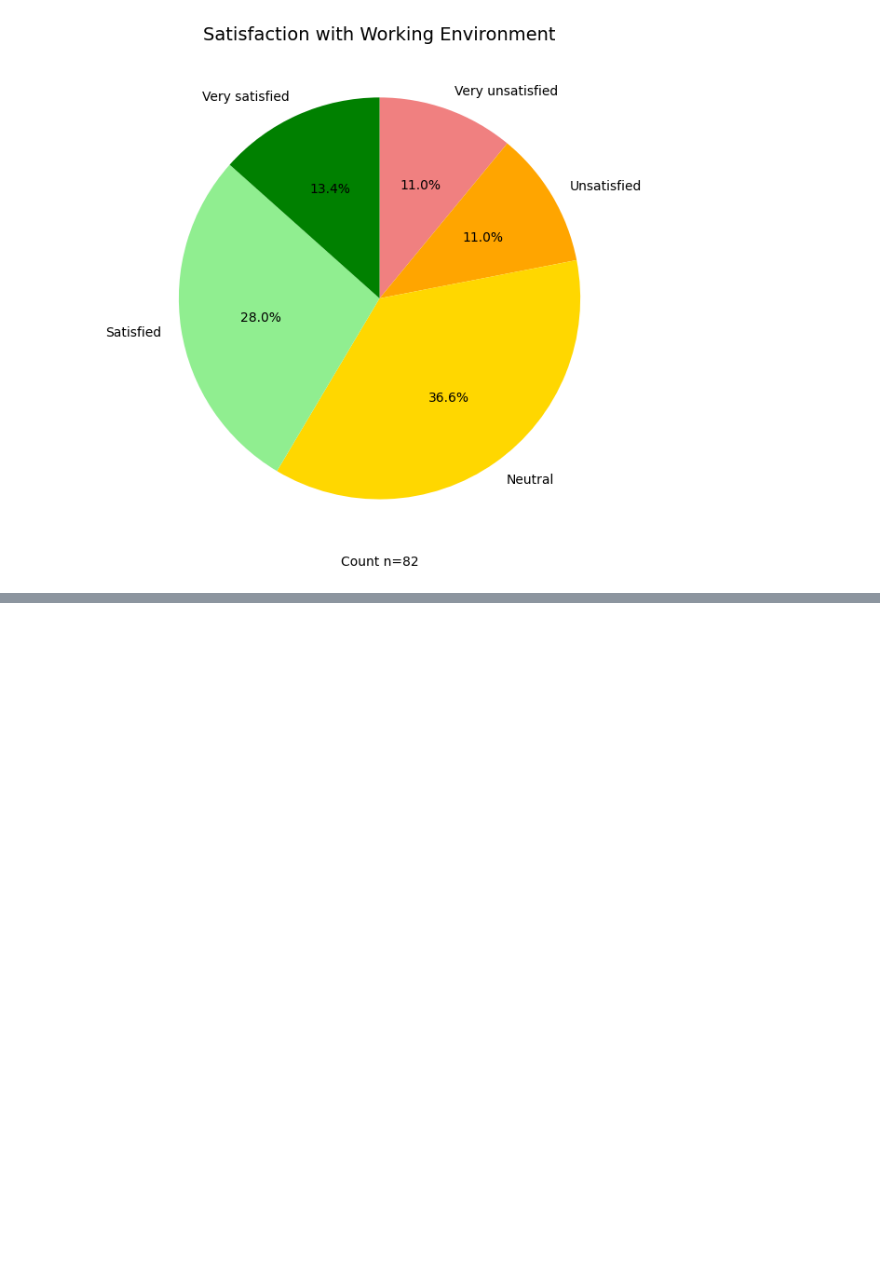
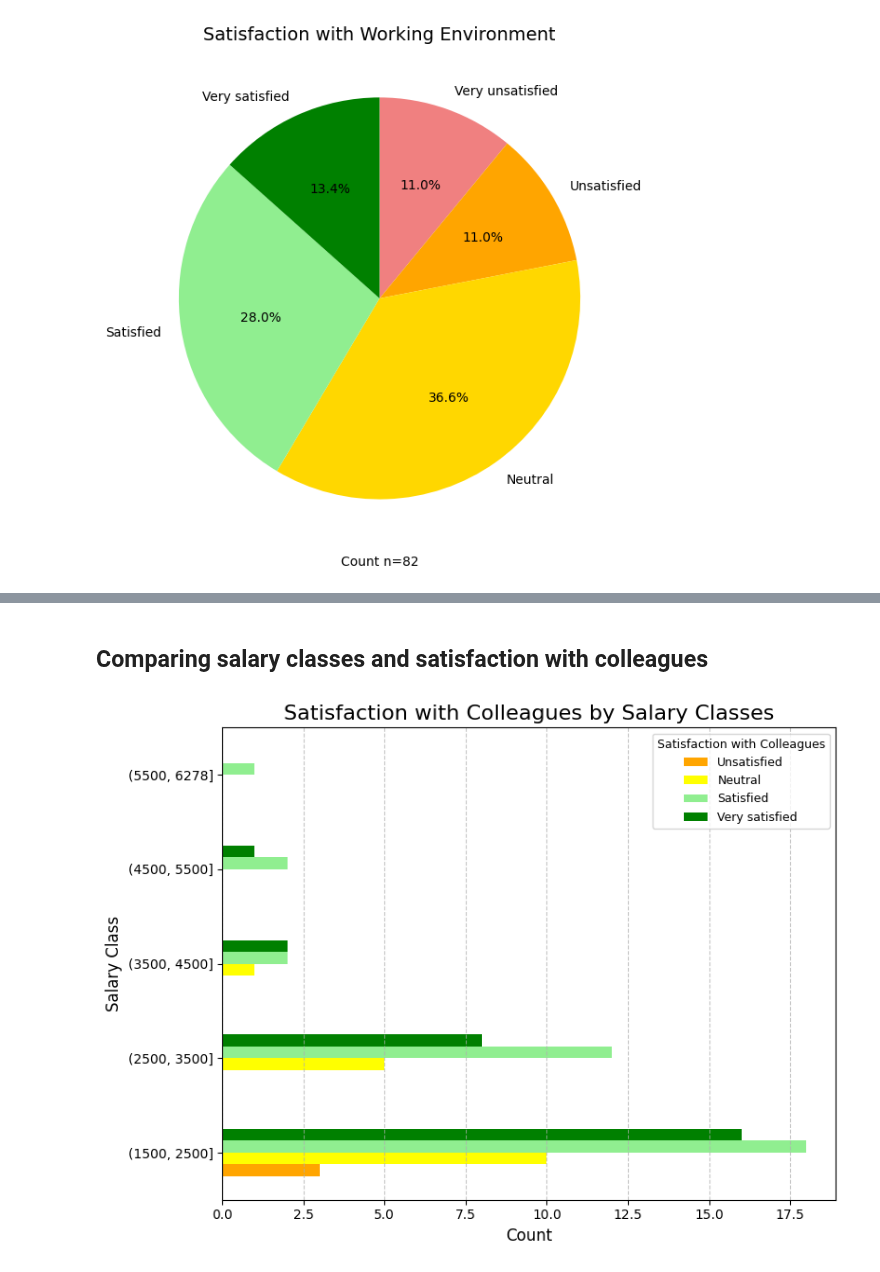
Before and after one commit to jemlau/DataAnalysisProject, a Jupyter notebook: harjotustyöHANNA.ipynb, the cells around one changed output, grey strips where cells are left out. Saved outputs shown, nothing was run; the diff lists cells and outputs as text; code cells hidden in the pictures; blank space fills up the shorter version.

```diff
--- a/harjotustyöHANNA.ipynb
+++ b/harjotustyöHANNA.ipynb
@@ -238,0 +266,28 @@ TypeError: no numeric data to plot
+# %% [markdown]
+## Comparing salary classes and satisfaction with colleagues
+# %%
+
+bins = [1500, 2500, 3500, 4500, 5500, 6278]
+df['salary_class'] = pd.cut(df['salary'], bins=bins)
+
+df_salary_sat_colleagues = pd.crosstab(df['salary_class'], df['sat_colleques'])
+df_salary_sat_colleagues.columns = ['Unsatisfied', 'Neutral', 'Satisfied', 'Very satisfied']
+
+colors = ['orange', 'yellow', 'lightgreen', 'green']
+
+ax = df_salary_sat_colleagues.plot(kind='barh', stacked=False, figsize=(8, 6), color=colors)
+
+
+plt.title('Satisfaction with Colleagues by Salary Classes', fontsize=16)
+plt.xlabel('Count', fontsize=12)
+plt.ylabel('Salary Class', fontsize=12)
+
+plt.legend(title='Satisfaction with Colleagues', title_fontsize='9', fontsize='9')
+
+
+plt.grid(axis='x', linestyle='--', alpha=0.7)
+
+plt.tight_layout()
+plt.show()
+# %% [output]
+[figure, added]
```
Also changed, not shown: parts of 18 cells of this notebook, 1 other file.
